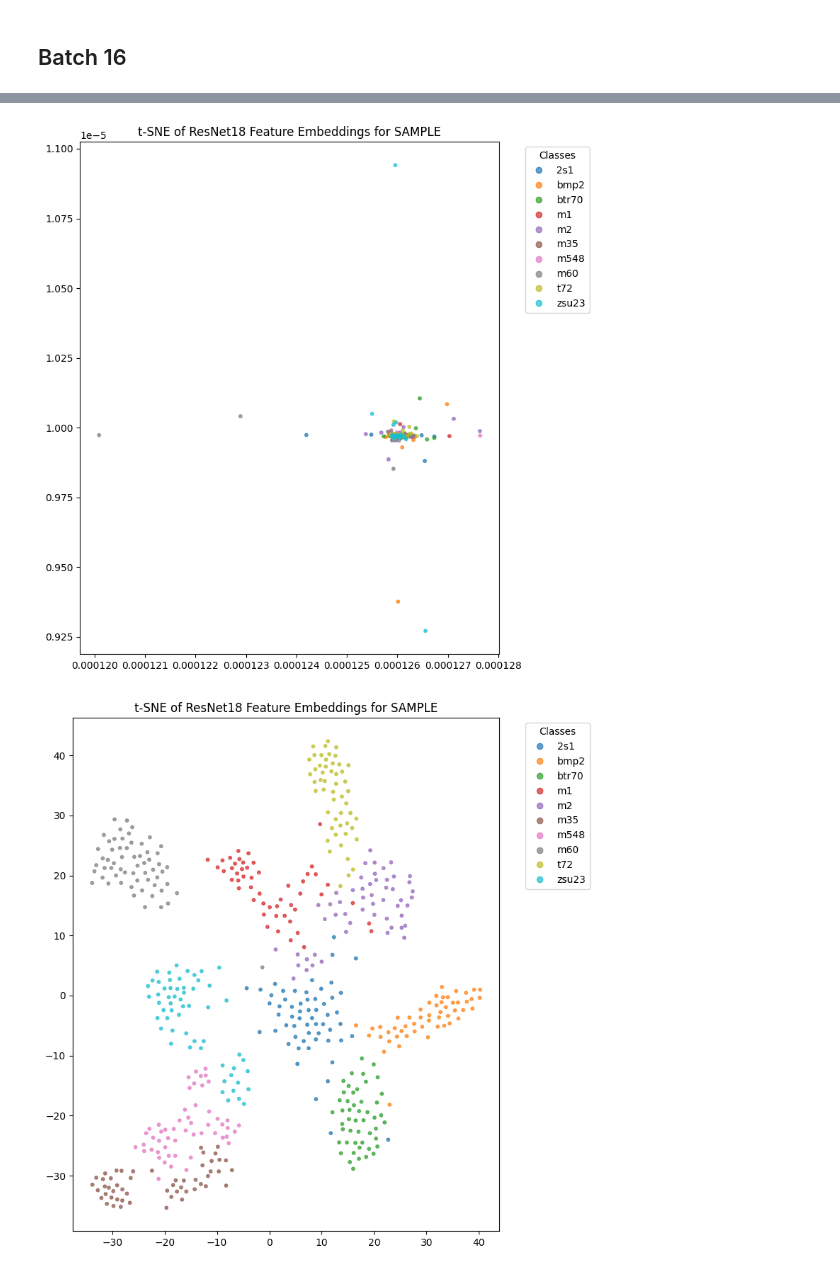
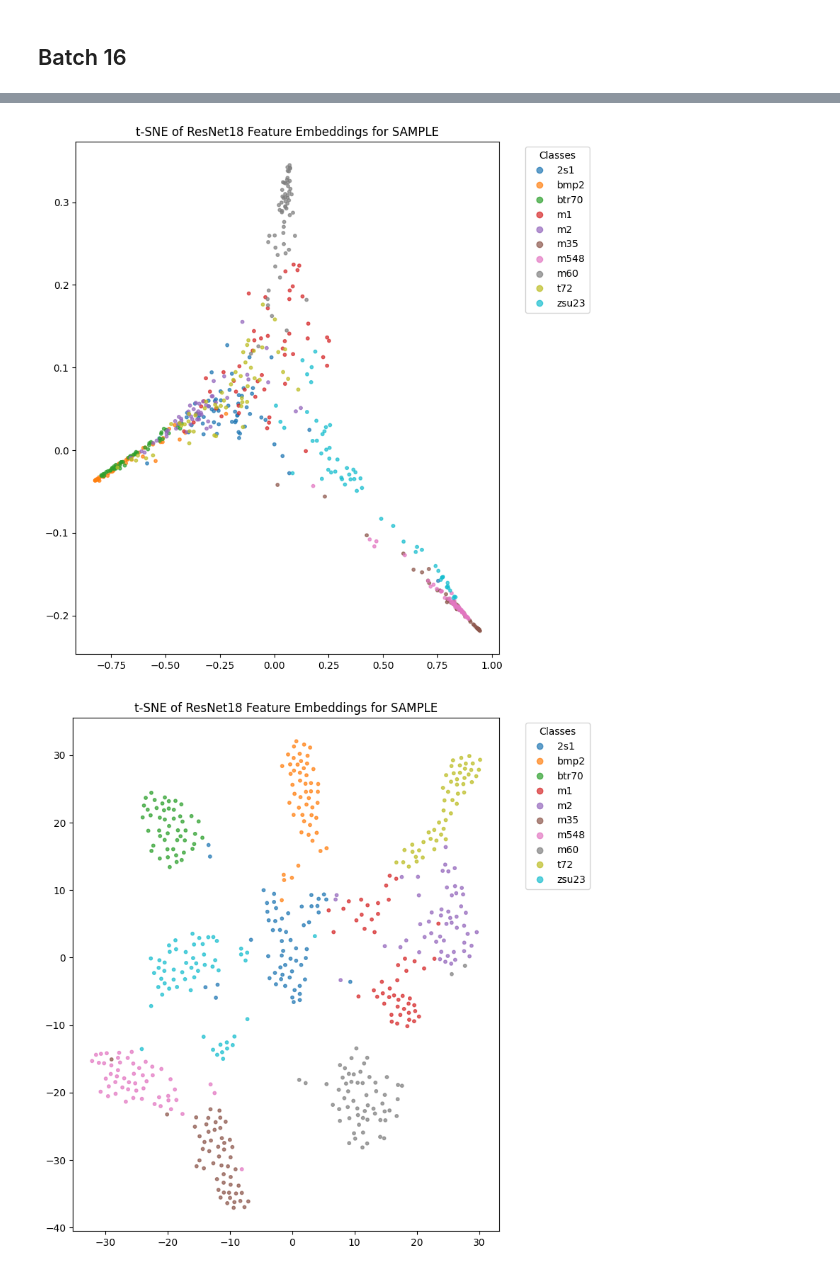
Before and after one commit to alvin-ng44/SAR_ML, a Jupyter notebook: notebooks/SSR/SSR_wo_aug.ipynb, the cells around one changed output, grey strips where cells are left out. Drawn from its saved outputs; the diff is of its cells as text; code cells hidden in the pictures.

```diff
--- a/notebooks/SSR/SSR_wo_aug.ipynb
+++ b/notebooks/SSR/SSR_wo_aug.ipynb
@@ -67,7 +50,7 @@ dataset_sizes = {"train" : len(train_ds), "val": len(valid_ds), "test": len(test
 
 # dataloaders = {x : DataLoader(ds_dict[x], batch_size = 32, num_workers = 5, shuffle = True) for x in ds_dict.keys()}
 dataloaders = {
-    "train": DataLoader(train_ds, batch_size=16, shuffle=True, num_workers=8, pin_memory = True),
-    "val": DataLoader(valid_ds, batch_size=16, shuffle=False, num_workers=8, pin_memory = True),
-    "test": DataLoader(test_ds, batch_size=16, shuffle=False, num_workers=8, pin_memory = True)
+    "train": DataLoader(train_ds, batch_size=16, shuffle=True, num_workers=12, pin_memory = True, persistent_workers=True),
+    "val": DataLoader(valid_ds, batch_size=16, shuffle=False, num_workers=12, pin_memory = True, persistent_workers=True),
+    "test": DataLoader(test_ds, batch_size=16, shuffle=False, num_workers=12, pin_memory = True, persistent_workers=True)
 }
@@ -77,7 +164,7 @@ val_loss = []
 train_acc =[]
 val_acc = []
 
-for i in range(1):
+for i in range(10):
     print(f"Training Run {i}")
     # load pre-trained model
     model = models.resnet18(weights = "DEFAULT")
@@ -88,15 +175,15 @@ for i in range(1):
     # Define the loss function and optimizer
     criterion = nn.CrossEntropyLoss() # most common used nn for classification problems
 
-    optimizer = optim.Adam(model.parameters(), lr = 3e-5)
+    optimizer = optim.AdamW(model.parameters(), lr = 3e-4, weight_decay = 1e-4)
 
-    # scheduler = CosineAnnealingLR(optimizer, T_max = 150)
-    scheduler = OneCycleLR(
-        optimizer,
-        max_lr = 2.5e-4,
-        steps_per_epoch = len(dataloaders["train"]),
-        epochs = 100
-        )
+    scheduler = CosineAnnealingLR(optimizer, T_max = 200, eta_min = 3e-7)
+    # scheduler = OneCycleLR(
+    #     optimizer,
+    #     max_lr = 2.5e-4,
+    #     steps_per_epoch = len(dataloaders["train"]),
+    #     epochs = 100
+    #     )
 
     # move model to GPU
     device = torch.device("cuda:0" if torch.cuda.is_available() else "cpu")
@@ -110,7 +197,7 @@ for i in range(1):
     }
 
     # Training loops
-    num_epochs = 100
+    num_epochs = 200
     for epoch in range(num_epochs):
         print(f"Epoch {epoch}")
         for phase in ["train", "val"]:
@@ -136,7 +223,7 @@ for i in range(1):
                     if phase == "train":
                         loss.backward()
                         optimizer.step()
-                        scheduler.step() # scheduler here if OneCycleLR
+                        # scheduler.step() # scheduler here if OneCycleLR
 
                 running_loss += loss.item() * inputs.size(0)
                 running_corrects += (preds == labels).sum().item()
@@ -147,9 +234,9 @@ for i in range(1):
             history[f"{phase}_loss"].append(epoch_loss)
             history[f"{phase}_acc"].append(epoch_acc)
 
-            print(f"{phase} Loss: {epoch_loss:.4f} Acc: {epoch_acc:.4f}")
+            print(f"{phase} Loss: {epoch_loss:.7f} Acc: {epoch_acc:.7f}")
 
-        # scheduler.step()
+        scheduler.step()
         print(f"Epoch {epoch} LR: {scheduler.get_last_lr()[0]:.10f}")
 
         if epoch == 0:
@@ -462,7 +434,7 @@ new_model.fc = nn.Linear(new_model.fc.in_features, len(train_ds.class_to_idx))
 
 # Load your trained weights
 new_model.load_state_dict(torch.load(
-    os.path.join(workspace, f"weights/SSR/wo_aug/rn18_run7_b32_epoch0.pth"),
+    os.path.join(workspace, f"weights/SSR/wo_aug/rn18_run7_b16_epoch0.pth"),
     map_location=device
 ))
 
@@ -520,14 +492,14 @@ plt.title("t-SNE of ResNet18 Feature Embeddings for SAMPLE")
 plt.tight_layout()
 plt.show()
 # %% [output]
-[figure, old version]
+[figure, new version]
 # %%
 new_model = models.resnet18(weights = None) # dont load ImageNet Weights
 new_model.fc = nn.Linear(new_model.fc.in_features, len(train_ds.class_to_idx))
 
 # Load your trained weights
 new_model.load_state_dict(torch.load(
-    os.path.join(workspace, f"weights/SSR/wo_aug/rn18_run7_b32.pth"),
+    os.path.join(workspace, f"weights/SSR/wo_aug/rn18_run7_b16.pth"),
     map_location=device
 ))
 
@@ -558,34 +530,34 @@ tsne = TSNE(
     n_jobs=-1
 )
 
 features_2d = tsne.fit_transform(features)
 
 # Get class names from the dataset
 class_names = [name for name, idx in sorted(train_ds.class_to_idx.items(), key=lambda x: x[1])]
 
 plt.figure(figsize=(8, 8))
 scatter = plt.scatter(
     features_2d[:, 0],
     features_2d[:, 1],
     c=labels_list,
     cmap="tab10",
     s=10,
     alpha=0.7
 )
 
 plt.legend(
     handles=scatter.legend_elements()[0],
     labels=class_names,
     title="Classes",
     bbox_to_anchor=(1.05, 1),
     loc="upper left"
 )
 
 plt.title("t-SNE of ResNet18 Feature Embeddings for SAMPLE")
 plt.tight_layout()
 plt.show()
 # %% [output]
-[figure, old version]
+[figure, new version]
 # %%
 new_model = models.resnet18(weights = None) # dont load ImageNet Weights
 new_model.fc = nn.Linear(new_model.fc.in_features, len(train_ds.class_to_idx))
```
Also changed, not shown: parts of 11 cells of this notebook, 5 other files.
